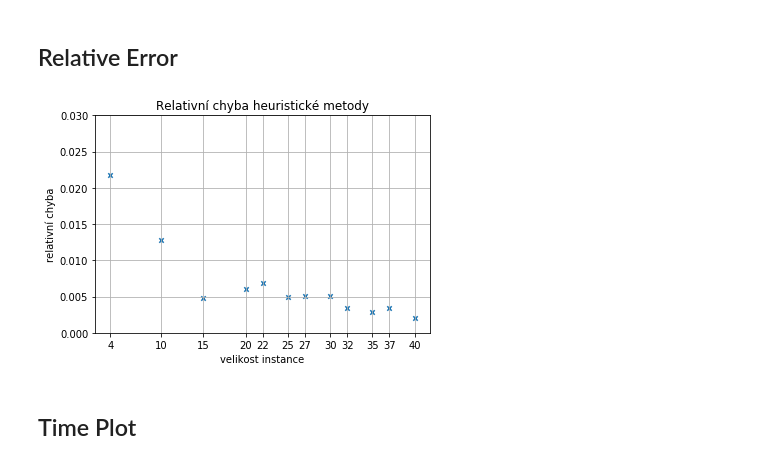
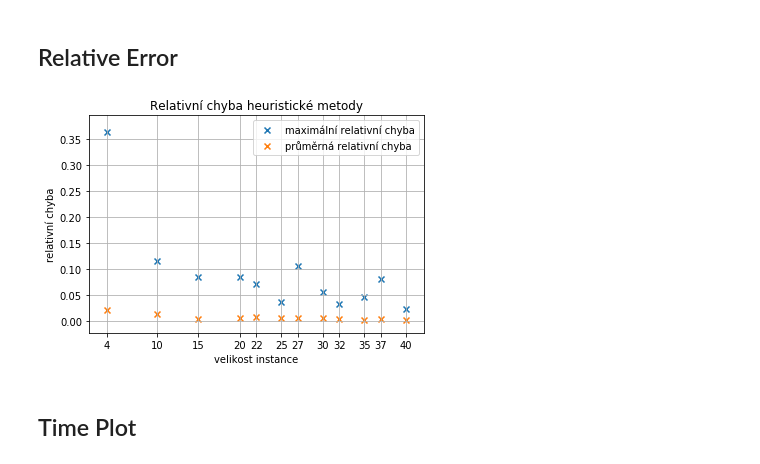
Before and after one commit to podondra/knapsack-problem, a Jupyter notebook: 01-experiments.ipynb, the cells around one changed output. Drawn from its saved outputs; the diff is of its cells as text; code cells hidden in the pictures.

Commit message:
Add max relative error

```diff
--- a/01-experiments.ipynb
+++ b/01-experiments.ipynb
@@ -110,19 +110,22 @@ solve_instances(knap.heuristic, [], df, 'heuristic_value')
 ## Relative Error
 # %%
 df['relative_error'] = (df['solution_value'] - df['heuristic_value']) / df['solution_value']
-# %%
-relative_error = df.groupby(by='n')['n', 'relative_error'].mean()
-ax = relative_error.plot(kind='scatter', x='n', y='relative_error', marker='x')
-ax.set_title('Relativní chyba heuristické metody')
-ax.set_xticks(ns)
-ax.set_ylim([0, 0.03])
-ax.set_ylabel('relativní chyba')
-ax.set_xlabel('velikost instance')
-ax.grid()
-
-plt.savefig('reports/img/heuristic_relative_error.pdf')
-# %% [output]
-[figure, removed]
+# %%
+group = df.groupby(by='n')['relative_error']
+mean_error = group.mean()
+max_error = group.max()
+# %%
+ax = plt.subplot()
+ax.set_title('Relativní chyba heuristické metody')
+ax.scatter(ns, max_error, marker='x', label='maximální relativní chyba')
+ax.scatter(ns, mean_error, marker='x', label='průměrná relativní chyba')
+ax.set_xticks(ns)
+ax.set_ylabel('relativní chyba')
+ax.set_xlabel('velikost instance')
+ax.legend()
+ax.grid()
+# %% [output]
+[figure, added]
 # %% [markdown]
 ## Time Plot
 # %%
```
Also changed, not shown: parts of 1 cell of this notebook, 2 other files.
